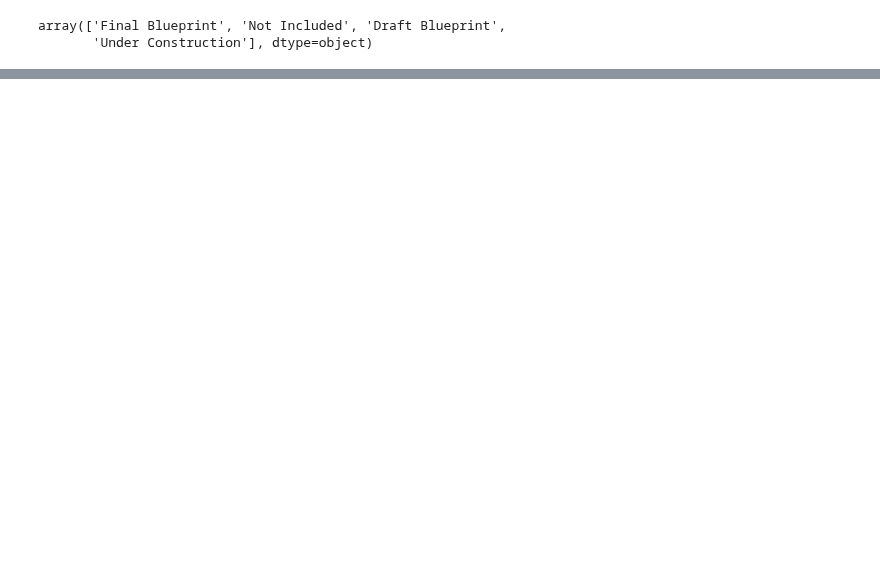
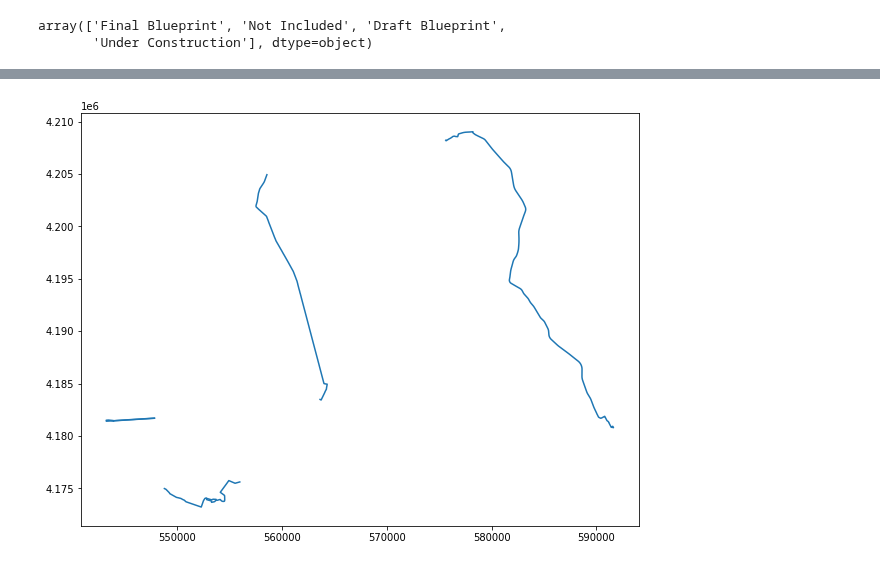
Before and after one commit to BayAreaMetro/Spatial-Analysis-Mapping-Projects, a Jupyter notebook: Project-Documentation/Plan-Bay-Area-2050-Growth-Framework/Scripts/Create Transit Rich Areas Dataset.ipynb, the cells around one changed output, grey strips where cells are left out. Drawn from its saved outputs; the diff is of its cells as text; code cells hidden in the pictures; blank space fills up the shorter version.

```diff
--- a/Project-Documentation/Plan-Bay-Area-2050-Growth-Framework/Scripts/Create Transit Rich Areas Dataset.ipynb
+++ b/Project-Documentation/Plan-Bay-Area-2050-Growth-Framework/Scripts/Create Transit Rich Areas Dataset.ipynb
@@ -111,0 +206,3 @@ transit_stops_plan_nad83 = transit_stops_plan_nad83[transit_stops_plan_nad83['st
+# %%
+#project to UTMZ10
+transit_lines_plan_nad83 = transit_lines_plan.to_crs('EPSG:26910')
@@ -111,0 +216,4 @@ transit_stops_plan_nad83 = transit_stops_plan_nad83[transit_stops_plan_nad83['st
+# %%
+#filter for BRT projects
+transit_lines_plan_nad83 = transit_lines_plan_nad83[(transit_lines_plan_nad83['final_bp'] == 1) &
+                                                    (transit_lines_plan_nad83['trans_type'] == 'Bus Rapid Transit')].copy()
@@ -111,0 +241,4 @@ transit_stops_plan_nad83 = transit_stops_plan_nad83[transit_stops_plan_nad83['st
+# %%
+transit_lines_plan_nad83.plot(figsize=(10,10));
+# %% [output]
+[figure, added]
```
Also changed, not shown: parts of 41 cells of this notebook, 1 other file.
